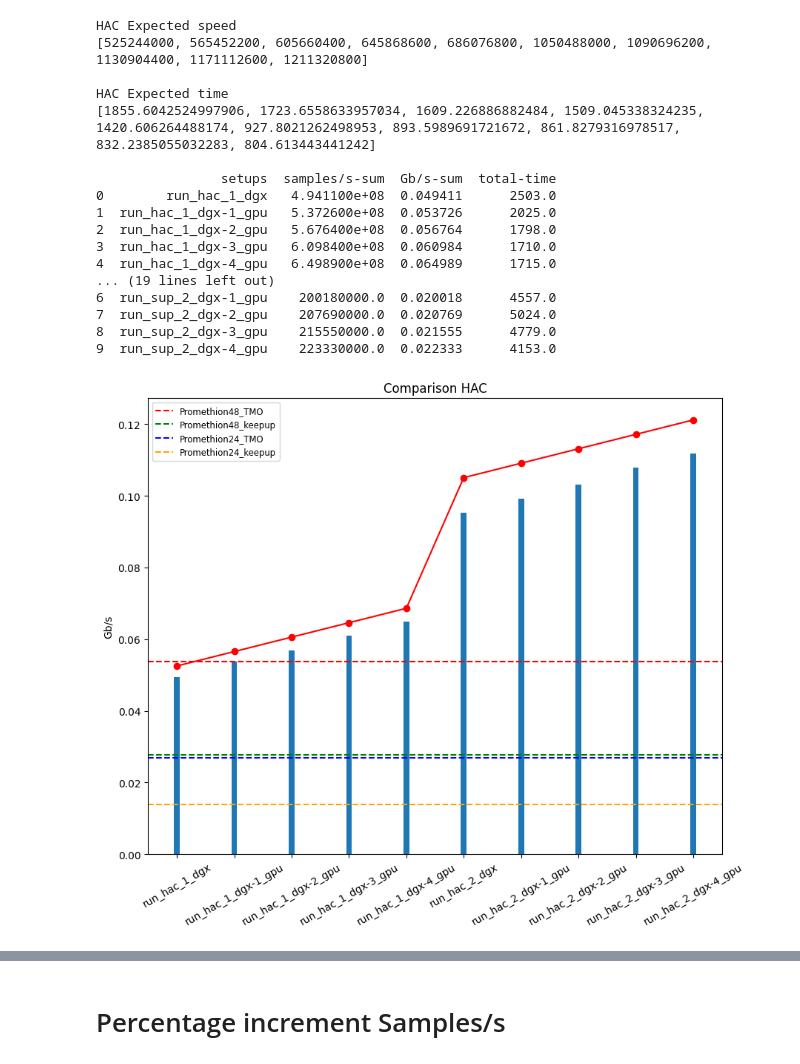
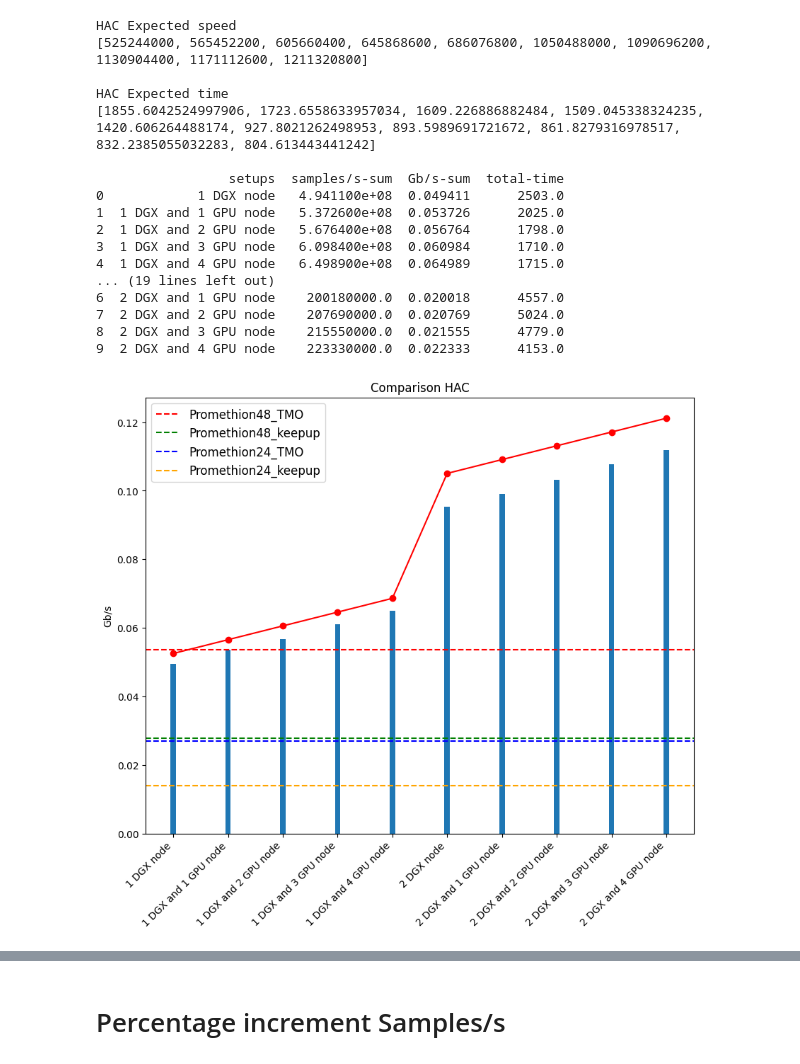
Before and after one commit to RodTol/Cluster_Basecalling_Manager, a Jupyter notebook: BC_benchmarks_logs/BC_plots.ipynb, the cells around one changed output, grey strips where cells are left out. Saved outputs shown, nothing was run; the diff lists cells and outputs as text; code cells hidden in the pictures.

```diff
--- a/BC_benchmarks_logs/BC_plots.ipynb
+++ b/BC_benchmarks_logs/BC_plots.ipynb
@@ -59,6 +59,22 @@ hac_setup_expected_time = [size_hac_runs/speed for speed in hac_setup_expected_s
 size_sup_runs = 0.5*(8.7035E+11+8.7973E+11)
 sup_setup_expected_time = [size_sup_runs/speed for speed in sup_setup_expected_speed]
 
+
+# List of directory names
+setup_names = [
+    "1 DGX node",
+    "1 DGX and 1 GPU node",
+    "1 DGX and 2 GPU node",
+    "1 DGX and 3 GPU node",
+    "1 DGX and 4 GPU node",
+    "2 DGX node",
+    "2 DGX and 1 GPU node",
+    "2 DGX and 2 GPU node",
+    "2 DGX and 3 GPU node",
+    "2 DGX and 4 GPU node",
+]
+
+
 print('HAC Expected speed')
 print(hac_setup_expected_speed)
 print()
@@ -66,6 +82,7 @@ print('HAC Expected time')
 print(hac_setup_expected_time)
 print()
 df_runs_hac = pd.read_csv('runs_hac.csv')
+df_runs_hac['setups'] = setup_names
 print(df_runs_hac)
 print("------------------------------")
 print('SUP Expected speed')
@@ -75,6 +92,7 @@ print('SUP Expected time')
 print(sup_setup_expected_time)
 print()
 df_runs_sup = pd.read_csv('runs_sup.csv')
+df_runs_sup['setups'] = setup_names
 print(df_runs_sup)
 # %% [output]
 HAC Expected speed
@@ -83,53 +101,54 @@ HAC Expected speed
 HAC Expected time
 [1855.6042524997906, 1723.6558633957034, 1609.226886882484, 1509.045338324235, 1420.606264488174, 927.8021262498953, 893.5989691721672, 861.8279316978517, 832.2385055032283, 804.613443441242]
 
-                setups  samples/s-sum  Gb/s-sum  total-time
-0        run_hac_1_dgx   4.941100e+08  0.049411      2503.0
-1  run_hac_1_dgx-1_gpu   5.372600e+08  0.053726      2025.0
-2  run_hac_1_dgx-2_gpu   5.676400e+08  0.056764      1798.0
-3  run_hac_1_dgx-3_gpu   6.098400e+08  0.060984      1710.0
-4  run_hac_1_dgx-4_gpu   6.498900e+08  0.064989      1715.0
+                 setups  samples/s-sum  Gb/s-sum  total-time
+0            1 DGX node   4.941100e+08  0.049411      2503.0
+1  1 DGX and 1 GPU node   5.372600e+08  0.053726      2025.0
+2  1 DGX and 2 GPU node   5.676400e+08  0.056764      1798.0
+3  1 DGX and 3 GPU node   6.098400e+08  0.060984      1710.0
+4  1 DGX and 4 GPU node   6.498900e+08  0.064989      1715.0
 ... (19 lines left out)
-6  run_sup_2_dgx-1_gpu    200180000.0  0.020018      4557.0
-7  run_sup_2_dgx-2_gpu    207690000.0  0.020769      5024.0
-8  run_sup_2_dgx-3_gpu    215550000.0  0.021555      4779.0
-9  run_sup_2_dgx-4_gpu    223330000.0  0.022333      4153.0
+6  2 DGX and 1 GPU node    200180000.0  0.020018      4557.0
+7  2 DGX and 2 GPU node    207690000.0  0.020769      5024.0
+8  2 DGX and 3 GPU node    215550000.0  0.021555      4779.0
+9  2 DGX and 4 GPU node    223330000.0  0.022333      4153.0
 # %%
 # Enlarge the plot
 fig, ax = plt.subplots(figsize=(10, 8))
 
 # Plotting
 setup_values = df_runs_hac['setups']
 gbps_values = df_runs_hac['Gb/s-sum']
 
 # Create a bar plot
 bars = plt.bar(setup_values, gbps_values, width=0.1)
 dots = plt.plot(df_runs_hac['setups'],hac_setup_expected_speed_Gb, marker = 'o', color='red')
 
 # Adding horizontal lines for the specified values in different colors
 values = {
     'Promethion48_TMO': 5.37e-02,
     'Promethion48_keepup': 2.78e-02,
     'Promethion24_TMO': 2.69e-02,
     'Promethion24_keepup': 1.39e-02
 }
 
 colors = ['red', 'green', 'blue', 'orange']
 
 for i, (label, value) in enumerate(values.items()):
     ax.axhline(y=value, color=colors[i], linestyle='--', label=label)
 
 plt.title('Comparison HAC')
 plt.ylabel('Gb/s')
 
+
 # Rotate x-axis labels
-plt.xticks(rotation=30)
+plt.xticks(rotation=45, ha='right')
 # Make legend smaller
-ax.legend(fontsize='small')
+ax.legend(fontsize='large')
 
 plt.show()
 # %% [output]
-[figure, old version]
+[figure, new version]
 # %%
 # Enlarge the plot
 fig, ax = plt.subplots(figsize=(10, 8))
```
Also changed, not shown: parts of 7 cells of this notebook, 12 other files.
